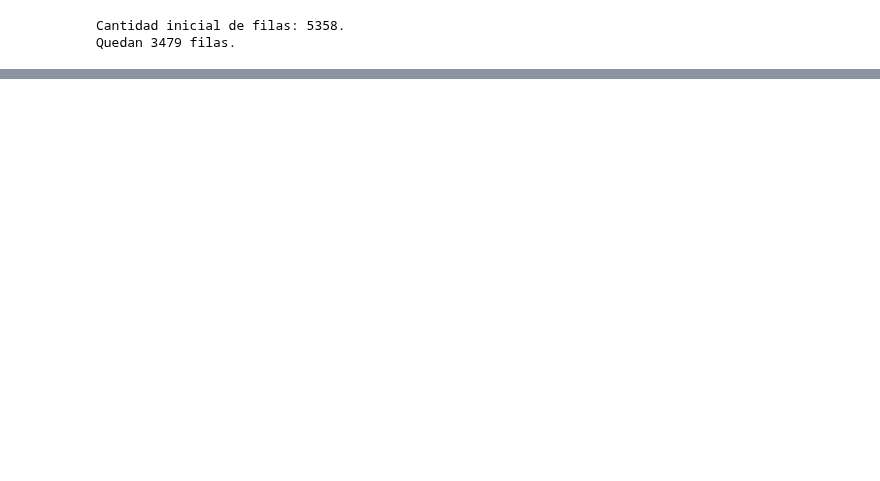
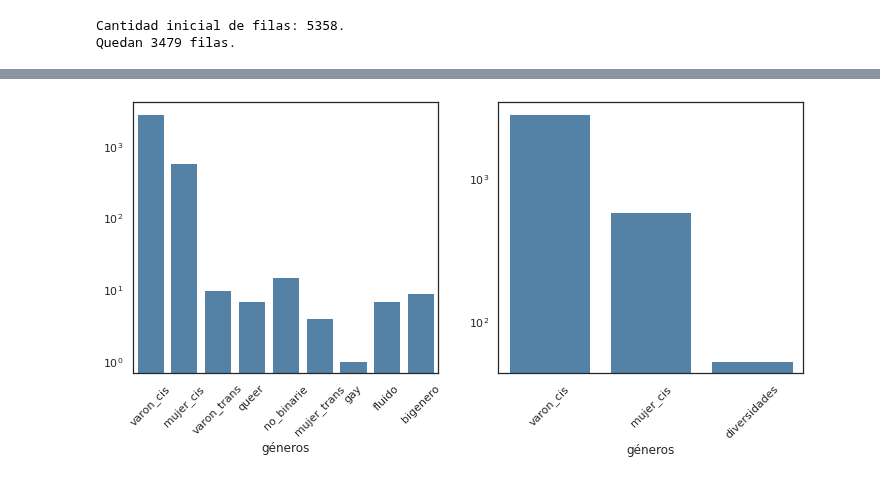
Before and after one commit to Cheva94/Diplo_G22, a Jupyter notebook: AyVD/resolucion_AyVD_parte1.ipynb, the cells around one changed output, grey strips where cells are left out. Cells and saved outputs as stored; diff of their text form; code cells hidden in the pictures; blank space fills up the shorter version.

```diff
--- a/AyVD/resolucion_AyVD_parte1.ipynb
+++ b/AyVD/resolucion_AyVD_parte1.ipynb
@@ -58,5 +61,13 @@ En este primer ejercicio, debemos dar respuesta a **¿Cuáles son los lenguajes
 # %%
-relevant_columns = ["salary_monthly_BRUTO","salary_monthly_NETO","tools_programming_languages", "profile_years_experience", "profile_age", "work_province", "profile_gender"]
+relevant_columns = ["salary_monthly_BRUTO",
+                    "salary_monthly_NETO",
+                    "tools_programming_languages",
+                    "profile_years_experience",
+                    "profile_age",
+                    "work_province",
+                    "profile_gender",
+                    "profile_studies_level"]
+
 df1 = df[relevant_columns] # Nuevo DataFrame
 
 print(f'Cantidad inicial de filas: {total_ans}.')
@@ -375,5 +390,10 @@ En este segundo ejercicio, debemos dar respuesta a **¿Que herramientas (prácti
 # %%
-relevant_columns = ["salary_monthly_NETO", "profile_years_experience", "profile_age", "work_province", "profile_gender"]
+relevant_columns = ["salary_monthly_NETO",
+                    "profile_years_experience",
+                    "profile_age",
+                    "work_province",
+                    "profile_gender"
+                   ]
 
 df2 = df85[relevant_columns] # Nuevo DataFrame
 
@@ -401,0 +414,65 @@ Quedan 3479 filas.
+# %%
+print("distintas respuestas a la sección 'genero'")
+print()
+print("originalmente:")
+print(df2.profile_gender.unique())
+print("número de etiquetas: ",len(df2.profile_gender.unique()))
+
+print("------------------------------------------------------")
+
+df2_gen = df2.copy()
+
+df2_gen.loc[:,'profile_g'] = df2_gen.profile_gender.replace(
+    {'Varón Cis': 'varon_cis',
+     'Varón cis': 'varon_cis',
+     'Mujer': 'mujer_cis',
+     'Mujer Cis': 'mujer_cis',
+     'Mujer cis': 'mujer_cis',
+     'Femenino': 'mujer_cis',
+     'mujer': 'mujer_cis',
+     'Mujer':'mujer_cis',
+     'Queer':'queer',
+     'Varón Trans':'varon_trans',
+     'No binarie':'no_binarie',
+     'Mujer Trans':'mujer_trans',
+     'Fluido':'fluido',
+     'Bigénero':'bigenero',
+     'Gay':'gay'
+    })
+
+print("unificando etiquetas equivalentes")
+print(df2_gen.profile_g.unique())
+print("número de etiquetas: ",len(df2_gen.profile_g.unique()))
+print("------------------------------------------------------")
+
+print("agrupando diversidades")
+
+df2_gen2 = df2_gen.copy()
+df2_gen2.loc[:,'profile_g'] = df2_gen2.profile_g.replace(
+    {
+     'queer':'diversidades',
+     'varon_trans':'diversidades',
+     'no_binarie':'diversidades',
+     'mujer_trans':'diversidades',
+     'fluido':'diversidades',
+     'bigenero':'diversidades',
+     'gay':'diversidades'
+    })
+
+print(df2_gen2.profile_g.unique())
+print("número de etiquetas: ",len(df2_gen2.profile_g.unique()))
+
+fig, ax = plt.subplots(1,2,figsize=(12,5))
+sns.countplot(x=df2_gen.profile_g, color='steelblue', ax = ax[0])
+sns.countplot(x=df2_gen2.profile_g, color='steelblue', ax = ax[1])
+
+ax[0].set_xlabel("géneros")
+ax[1].set_xlabel("géneros")
+ax[0].set_ylabel("")
+ax[1].set_ylabel("")
+ax[0].set_yscale("log")
+ax[1].set_yscale("log")
+ax[0].xaxis.set_tick_params(rotation=45)
+ax[1].xaxis.set_tick_params(rotation=45)
+plt.show()
+# %% [output]
@@ -401,0 +495 @@ Quedan 3479 filas.
+[figure, added]
```
Also changed, not shown: parts of 21 cells of this notebook.
